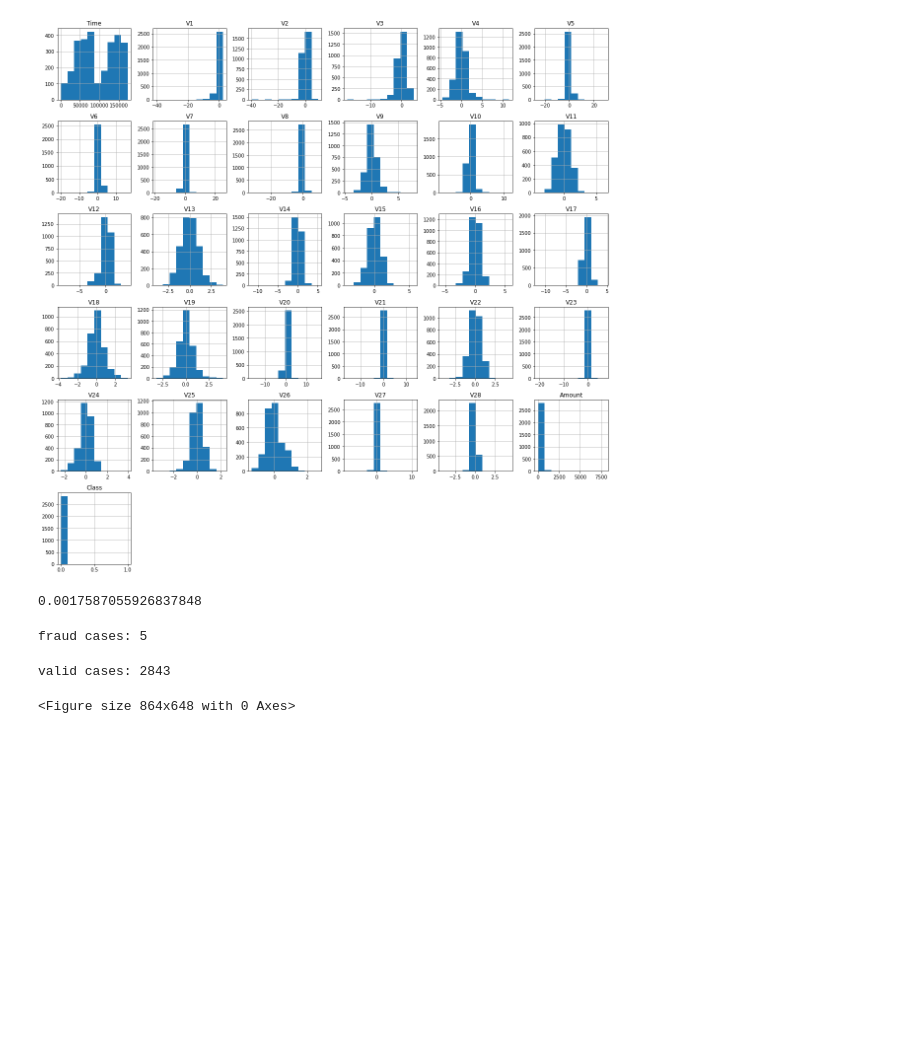
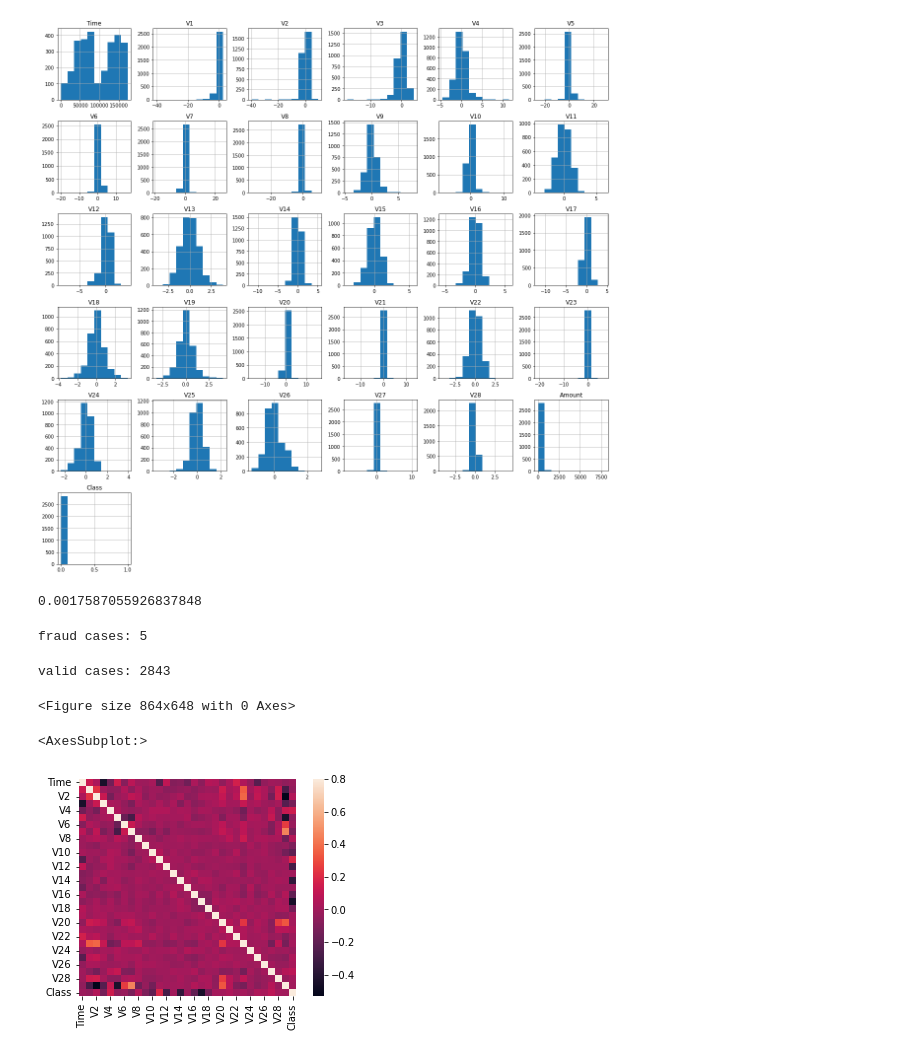
Before and after one commit to Rishik131/credit-card-fraud-detection, a Jupyter notebook: frauddetection.ipynb, the cells around one changed output. Drawn from its saved outputs; the diff is of its cells as text; code cells hidden in the pictures; blank space fills up the shorter version.

Commit message:
heatmap

```diff
--- a/frauddetection.ipynb
+++ b/frauddetection.ipynb
@@ -90,3 +90,8 @@ corrmat = data.corr()
 fig = plt.figure(figsize=(12,9))
 # %% [output]
 <Figure size 864x648 with 0 Axes>
+# %%
+sns.heatmap(corrmat, vmax=.8,square = True)
+# %% [output]
+<AxesSubplot:>
+[figure, added]
```
